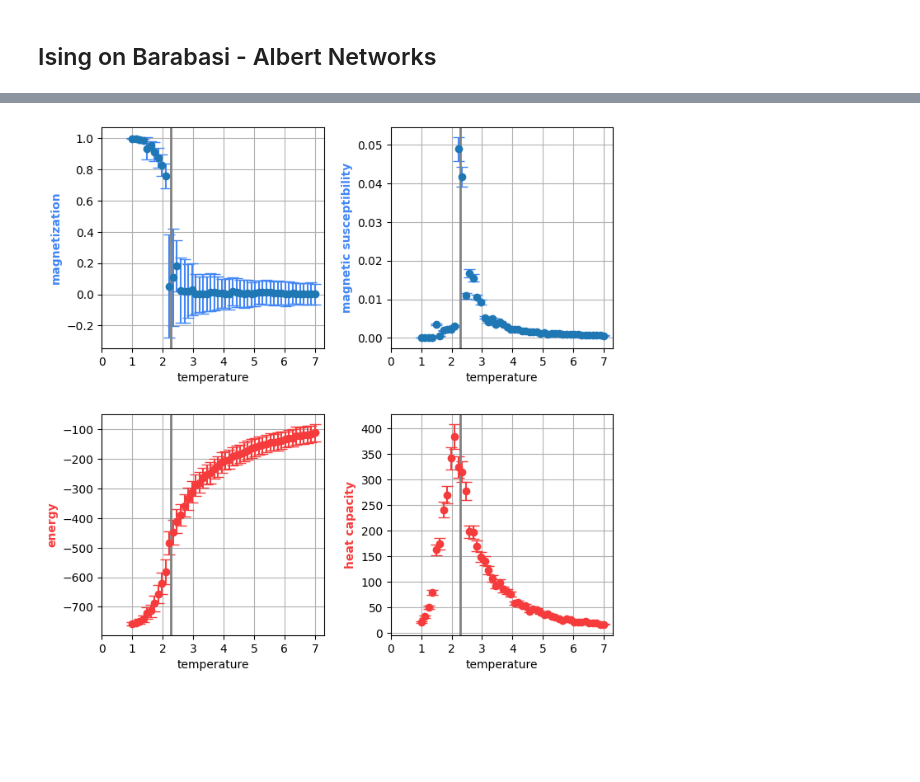
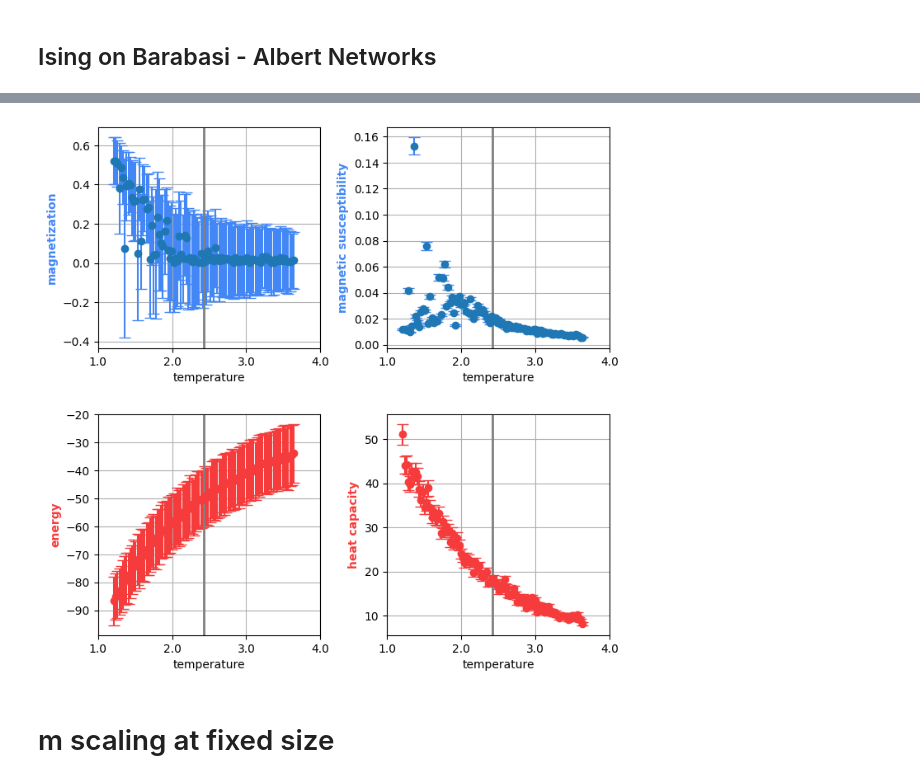
Before and after one commit to miriamzara/ComplexNet_project, a Jupyter notebook: project_01/BA_simulation.ipynb, the cells around one changed output, grey strips where cells are left out. Drawn from its saved outputs; the diff is of its cells as text; code cells hidden in the pictures; blank space fills up the shorter version.

```diff
--- a/project_01/BA_simulation.ipynb
+++ b/project_01/BA_simulation.ipynb
@@ -115,0 +159,7 @@ temperature 7.0, point 49/50
+# %%
+num_nodes = 400
+m = 1
+mean_field_temperature = (m / 2) * np.log(num_nodes)
+G = nx.barabasi_albert_graph(num_nodes, m)
+a = get_dense_adj_matrix(G)
+print(mean_field_temperature)
@@ -115,0 +168,8 @@ temperature 7.0, point 49/50
+# %%
+T_i = 0.3 * mean_field_temperature
+T_f = 1.2 * mean_field_temperature
+t_points = 100
+eq_steps = 5000
+sw_steps = 5000
+df = simulate_ising(a, T_i, T_f, t_points=t_points, equilibration_steps=eq_steps, sweep_steps=sw_steps)
+df.to_csv(f"outputs_csv/BA_scaling_num_nodes_{num_nodes}_t_points_{t_points}_steps_{sw_steps}.csv")
@@ -116,39 +187,42 @@ temperature 7.0, point 49/50
 # %%
-df.to_csv("outputs_csv/2d_scaling.csv")
 fig, ((ax1, ax2), (ax3, ax4)) = plt.subplots(2,2, figsize = (8, 8))
 plt.subplots_adjust(wspace = 0.3, hspace = 0.3)
+tick_labels = np.arange(np.floor((np.min(df['temperature']))), np.floor(np.max(df['temperature'])) + 2)
+formatted_tick_labels = [f"{label:.1f}" for label in tick_labels]
+
 
 ax1.errorbar(df['temperature'], df['abs_magnetization'], yerr = df['std_magnetization'], fmt='o', ecolor=my_blue, capsize=5)
 ax1.set_xlabel("temperature")
-ax1.set_xticks(np.arange(0, 8))
-ax1.set_xticklabels(np.arange(0, 8), fontsize = 10)
-ax1.axvline(x = theoretical_critical_temperature, color='grey', linestyle='-', linewidth=2)
+ax1.set_xticks(tick_labels)
+ax1.set_xticklabels(formatted_tick_labels, fontsize=10)
+
+ax1.axvline(x = mean_field_temperature, color='grey', linestyle='-', linewidth=2)
 ax1.set_ylabel("magnetization", color = my_blue, fontweight='bold')
 ax1.grid()
 
 ax2.errorbar(df['temperature'], df['susceptibility'], yerr = df['std_susceptibility'], fmt='o', ecolor=my_blue, capsize=5)
 ax2.set_xlabel("temperature")
-ax2.set_xticks(np.arange(0, 8))
-ax2.set_xticklabels(np.arange(0, 8), fontsize = 10)
-ax2.axvline(x = theoretical_critical_temperature, color='grey', linestyle='-', linewidth=2)
+ax2.set_xticks(tick_labels)
+ax2.set_xticklabels(formatted_tick_labels, fontsize=10)
+ax2.axvline(x = mean_field_temperature, color='grey', linestyle='-', linewidth=2)
 ax2.set_ylabel("magnetic susceptibility", color = my_blue, fontweight='bold')
 ax2.grid()
 
 ax3.errorbar(df['temperature'], df['energy'], yerr = df['std_energy'], fmt='o', color = my_red, ecolor=my_red, capsize=5)
 ax3.set_xlabel("temperature")
-ax3.set_xticks(np.arange(0, 8))
-ax3.set_xticklabels(np.arange(0, 8), fontsize = 10)
-ax3.axvline(x = theoretical_critical_temperature, color='grey', linestyle='-', linewidth=2)
+ax3.set_xticks(tick_labels)
+ax3.set_xticklabels(formatted_tick_labels, fontsize=10)
+ax3.axvline(x = mean_field_temperature, color='grey', linestyle='-', linewidth=2)
 ax3.set_ylabel("energy", color = my_red, fontweight='bold')
 ax3.grid()
 
 ax4.errorbar(df['temperature'], df['heat'], yerr = df['std_heat'], fmt='o', color = my_red, ecolor= my_red, capsize=5)
 ax4.set_xlabel("temperature")
-ax4.set_xticks(np.arange(0, 8))
-ax4.set_xticklabels(np.arange(0, 8), fontsize = 10)
-ax4.axvline(x = theoretical_critical_temperature, color='grey', linestyle='-', linewidth=2)
+ax4.set_xticks(tick_labels)
+ax4.set_xticklabels(formatted_tick_labels, fontsize=10)
+ax4.axvline(x = mean_field_temperature, color='grey', linestyle='-', linewidth=2)
 ax4.set_ylabel("heat capacity", color = my_red, fontweight='bold')
 ax4.grid()
-plt.savefig("figures/2d_scaling.pdf")
+plt.savefig(f"figures/BA_scaling_num_nodes_{num_nodes}_t_points_{t_points}_steps_1000.pdf")
 # %% [output]
-[figure, old version]
+[figure, new version]
@@ -154,0 +231,2 @@ plt.savefig("figures/2d_scaling.pdf")
+# %% [markdown]
+# m scaling at fixed size
```
Also changed, not shown: parts of 13 cells of this notebook, 49 other files.
